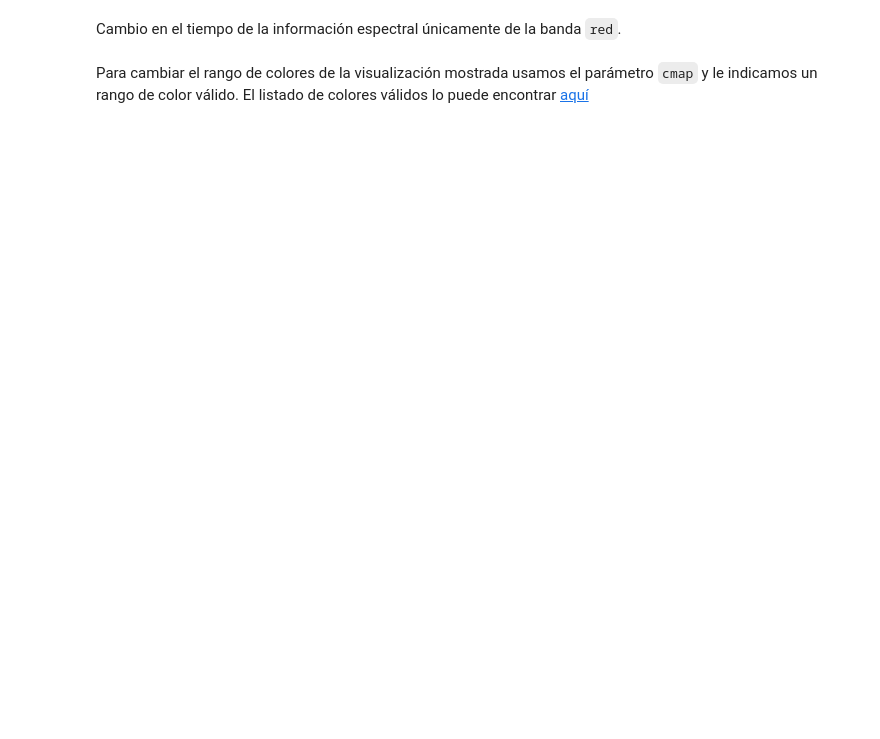
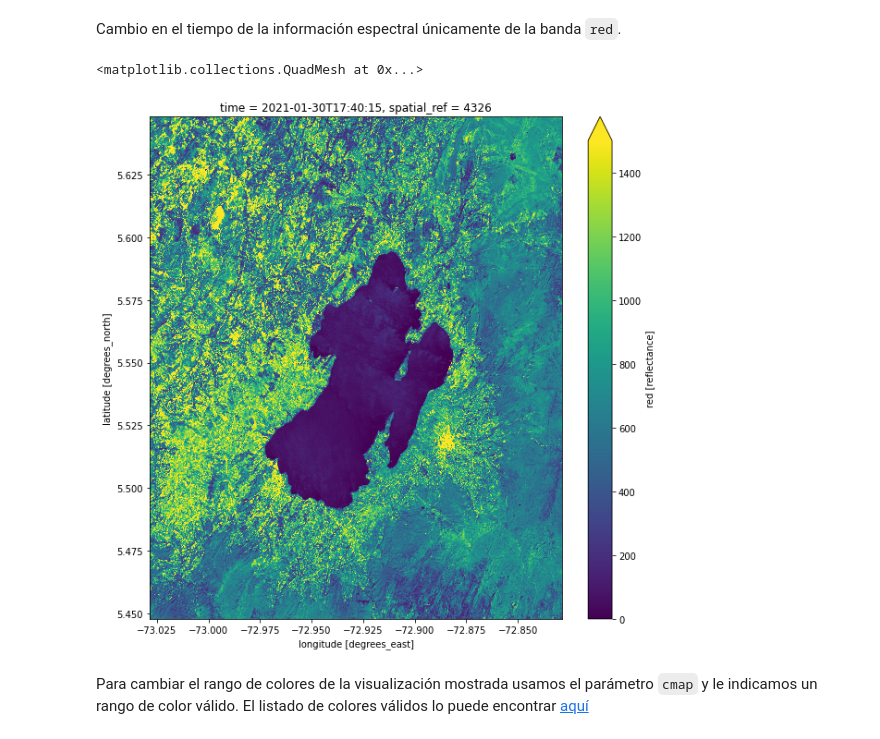
Before and after one commit to MINE-Coursera/GEO_M4_DataCube, a Jupyter notebook: notebooks ODC/3. Exploración de una imagen.ipynb, the cells around one changed output. Drawn from its saved outputs; the diff is of its cells as text; code cells hidden in the pictures; blank space fills up the shorter version.

```diff
--- a/notebooks ODC/3. Exploración de una imagen.ipynb
+++ b/notebooks ODC/3. Exploración de una imagen.ipynb
@@ -54,6 +73,7 @@ import geopandas as gpd
 
 # Librería usada para visualización de datos
 import matplotlib.pyplot as plt
+plt.rcParams['figure.figsize'] = [10, 10]
 
 # Desactiva los warnings en el notebook
 import warnings
@@ -245,7 +393,11 @@ plt.show()
 # %% [markdown]
 Cambio en el tiempo de la información espectral únicamente de la banda `red`.
 # %%
-dataset.red.plot(col='time',col_wrap=4,vmin=0,vmax=1500)
+#dataset.red[0].plot(col='time',col_wrap=4,vmin=0,vmax=1500)
+dataset.red[0].plot(col_wrap=4, vmin=0,vmax=1500)
+# %% [output]
+<matplotlib.collections.QuadMesh at 0x...>
+[figure, added]
 # %% [markdown]
 Para cambiar el rango de colores de la visualización mostrada usamos el parámetro `cmap` y le indicamos un rango de color válido. El listado de colores válidos lo puede encontrar [aquí](https://matplotlib.org/3.1.0/tutorials/colors/colormaps.html)
 # %%
```
Also changed, not shown: parts of 28 cells of this notebook, 3 other files.
